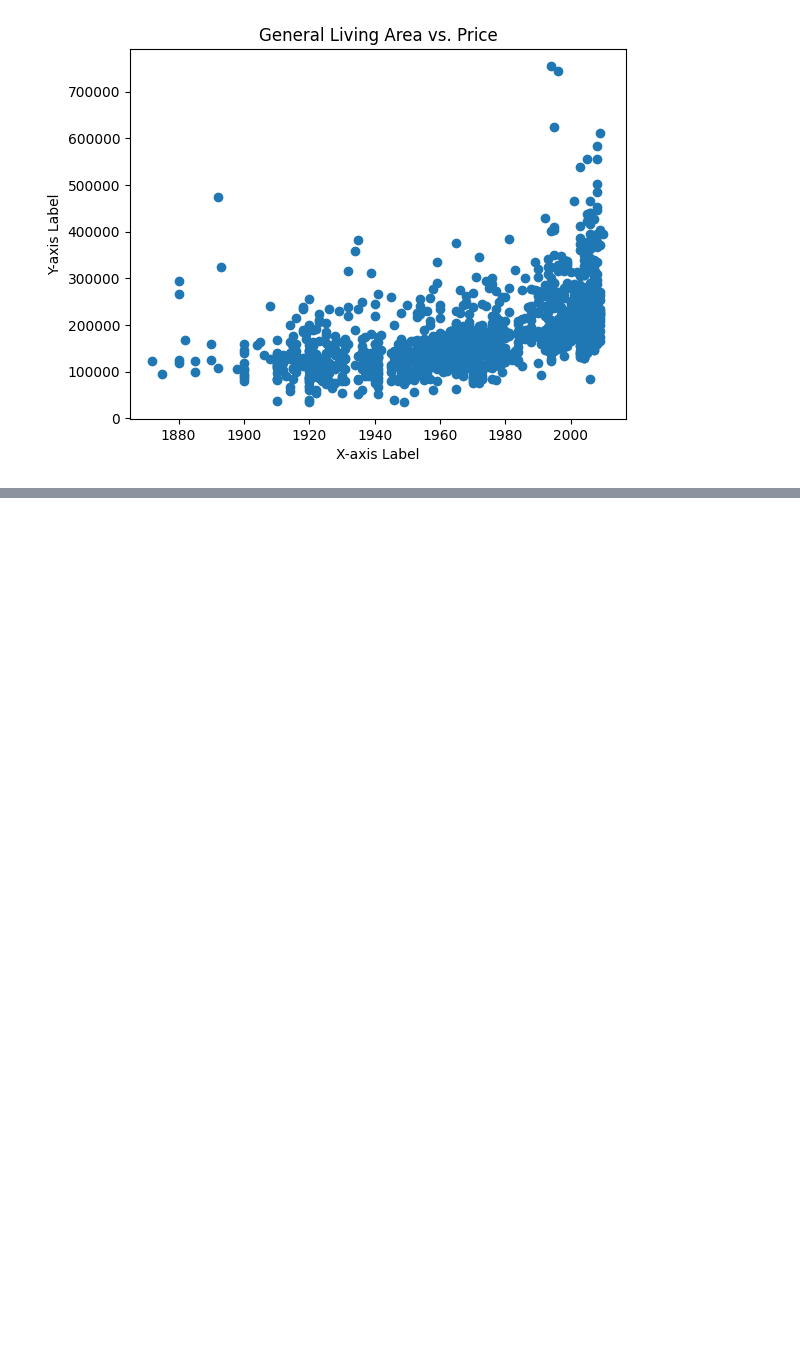
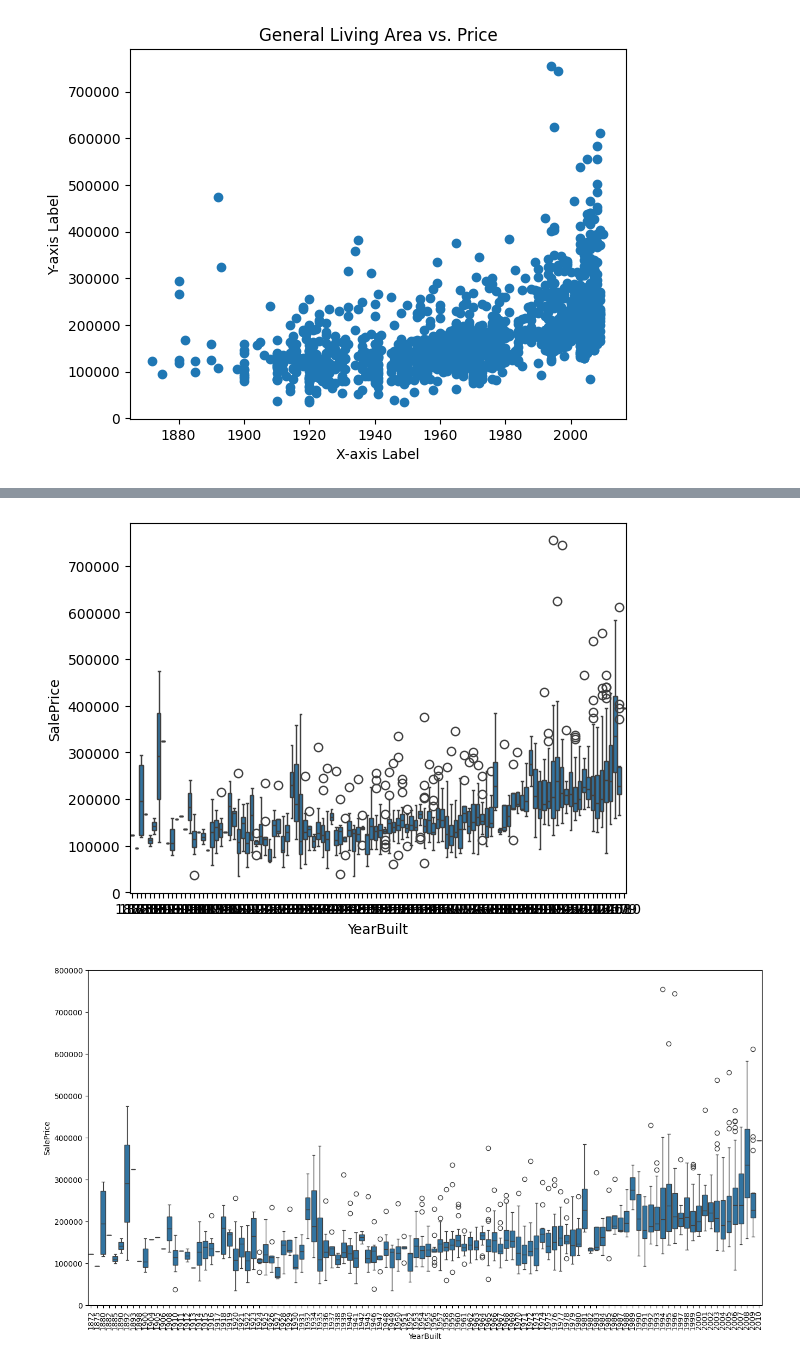
Before and after one commit to rodeledjan/Data_Science_and_Machine_Learning, a Jupyter notebook: HousePrices_AdvancedRegression.ipynb, the cells around one changed output, grey strips where cells are left out. Cells and saved outputs as stored; diff of their text form; code cells hidden in the pictures; blank space fills up the shorter version.

```diff
--- a/HousePrices_AdvancedRegression.ipynb
+++ b/HousePrices_AdvancedRegression.ipynb
@@ -156,0 +160,11 @@ plt.show()
+# %%
+sns.boxplot(data=df, x="YearBuilt", y="SalePrice")
+var = 'YearBuilt'
+data = pd.concat([df['SalePrice'], df[var]], axis=1)
+f, ax = plt.subplots(figsize=(16, 8))
+fig = sns.boxplot(x=var, y="SalePrice", data=df)
+fig.axis(ymin=0, ymax=800000);
+plt.xticks(rotation=90);
+# %% [output]
+[figure, added]
+[figure, added]
```
Also changed, not shown: parts of 8 cells of this notebook.
